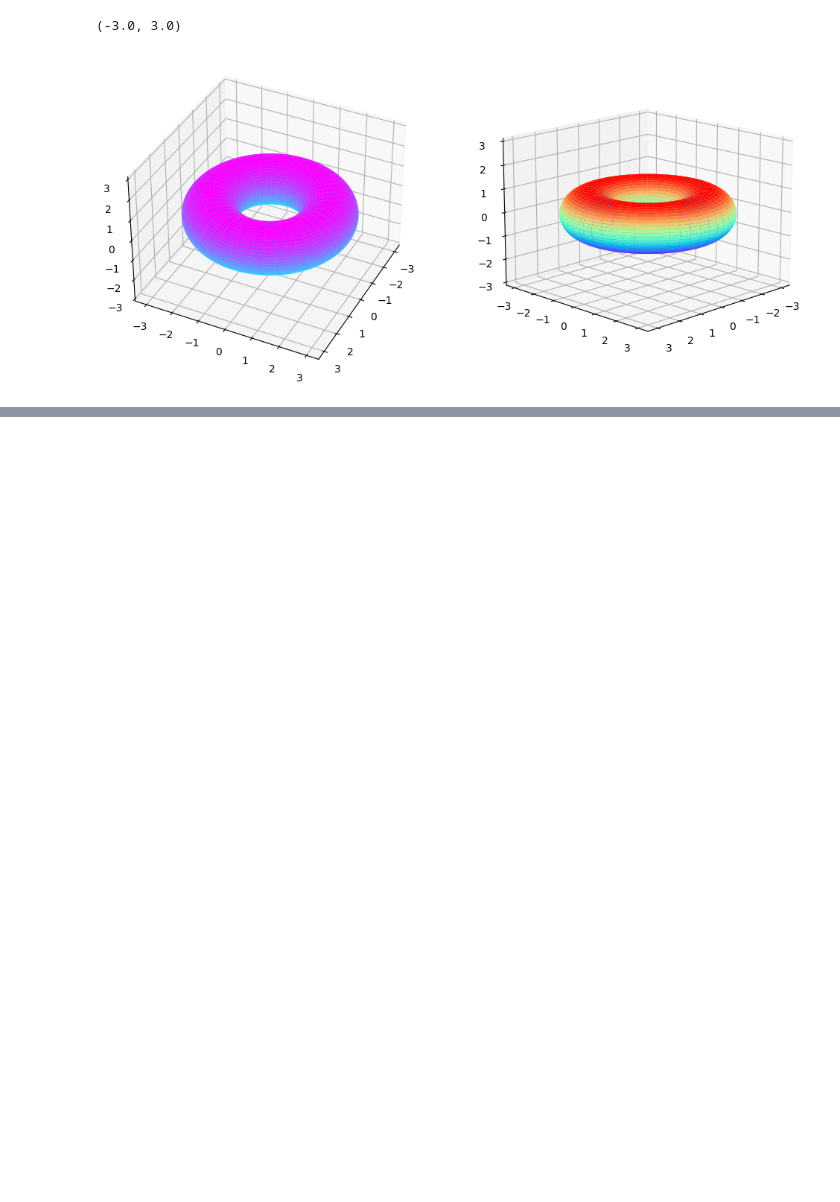
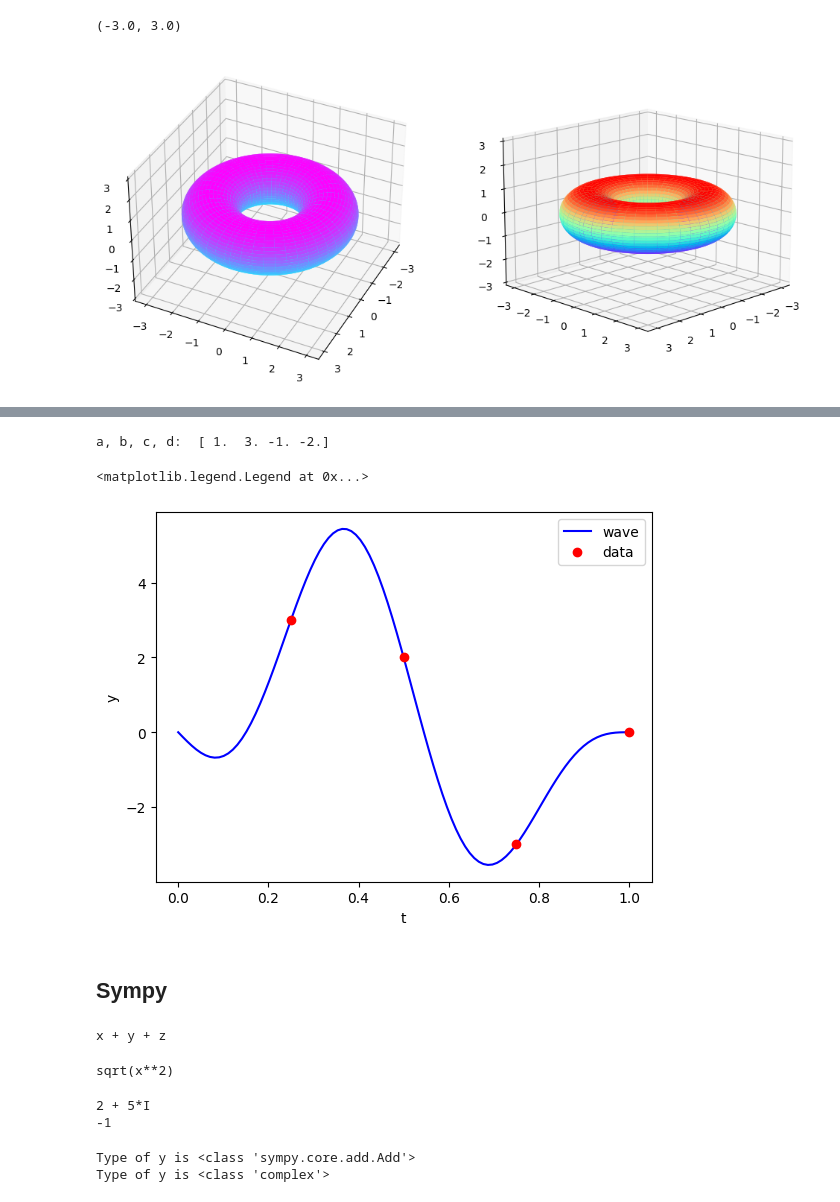
Before and after one commit to mdgolammafuz/NumericalAstrophysics-_-Python, a Jupyter notebook: Shadow_Numerical_Codes/try.ipynb, the cells around one changed output, grey strips where cells are left out. Cells and saved outputs as stored; diff of their text form; code cells hidden in the pictures; blank space fills up the shorter version.

```diff
--- a/Shadow_Numerical_Codes/try.ipynb
+++ b/Shadow_Numerical_Codes/try.ipynb
@@ -1086,0 +1311,79 @@ ax2.set_zlim(-3, 3)
+# %%
+import numpy as np
+import matplotlib.pyplot as plt
+
+# setting up the equation
+tp = np.array([0.25, 0.5, 0.75, 1])
+yp = np.array([3, 2, -3, 0])
+
+A = np.zeros((4, 4))
+rhs = np.zeros(4)
+
+for i in range(4):
+  A[i] = np.sin(1 * np.pi * tp[i]), \
+    np.sin(2 * np.pi * tp[i]), \
+    np.sin(3 * np.pi * tp[i]), \
+    np.sin(4 * np.pi * tp[i])  # Store one row\
+                                # at a time
+  rhs[i] = yp[i]
+
+# Solving the equation
+sol = np.linalg.solve(A, rhs)
+print('a, b, c, d: ', sol)
+
+# plotting the wave
+t = np.linspace(0, 1, 100)
+y = sol[0] * np.sin(1 * np.pi * t) \
+    + sol[1] * np.sin(2 * np.pi * t) + \
+    sol[2] * np.sin(3 * np.pi * t) + \
+        sol[3] * np.sin(4 * np.pi * t)
+
+plt.plot(t, y, 'b', label='wave')
+plt.xlabel('t')
+plt.ylabel('y')
+
+# plotting the initial points
+plt.plot(tp, yp, 'ro', label='data')
+plt.legend(loc='best')
+# %% [output]
+a, b, c, d:  [ 1.  3. -1. -2.]
+<matplotlib.legend.Legend at 0x...>
+[figure, added]
+# %% [markdown]
+## Sympy
+# %%
+from sympy import *
+
+x = Symbol('x')
+y,z = symbols('y z')
+
+print(x + y + z)
+# %% [output]
+x + y + z
+# %%
+from sympy import *
+
+x = Symbol('x')
+print(sqrt(x**2))
+# %% [output]
+sqrt(x**2)
+# %%
+from sympy import *
+x = 2+5*I
+
+print(x)
+print(I**2)
+# %% [output]
+2 + 5*I
+-1
+# %%
+from sympy import *
+x = 2+5*I
+
+print("Type of y is", type(x))
+
+y = complex(x) # converting x to Python complex type
+print("Type of y is", type(y))
+# %% [output]
+Type of y is <class 'sympy.core.add.Add'>
+Type of y is <class 'complex'>
```
Also changed, not shown: parts of 73 cells of this notebook.
